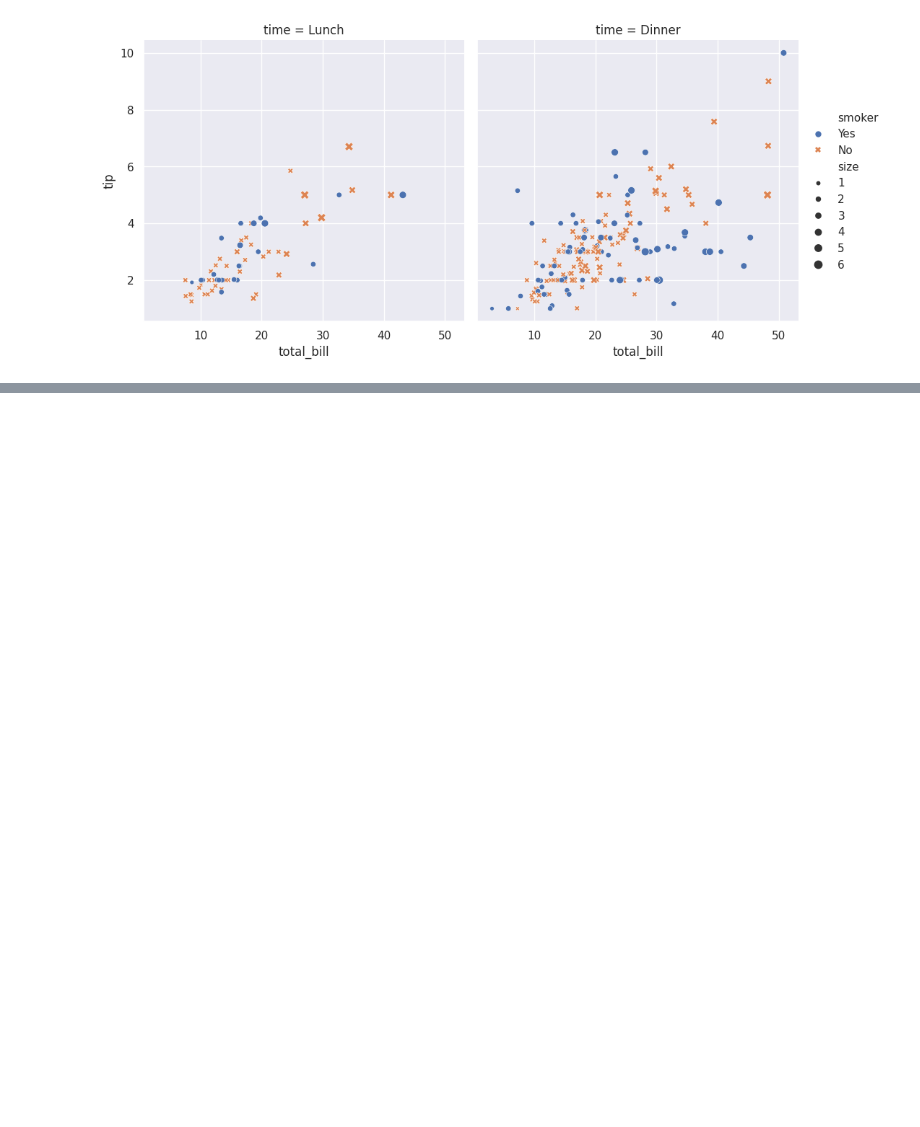
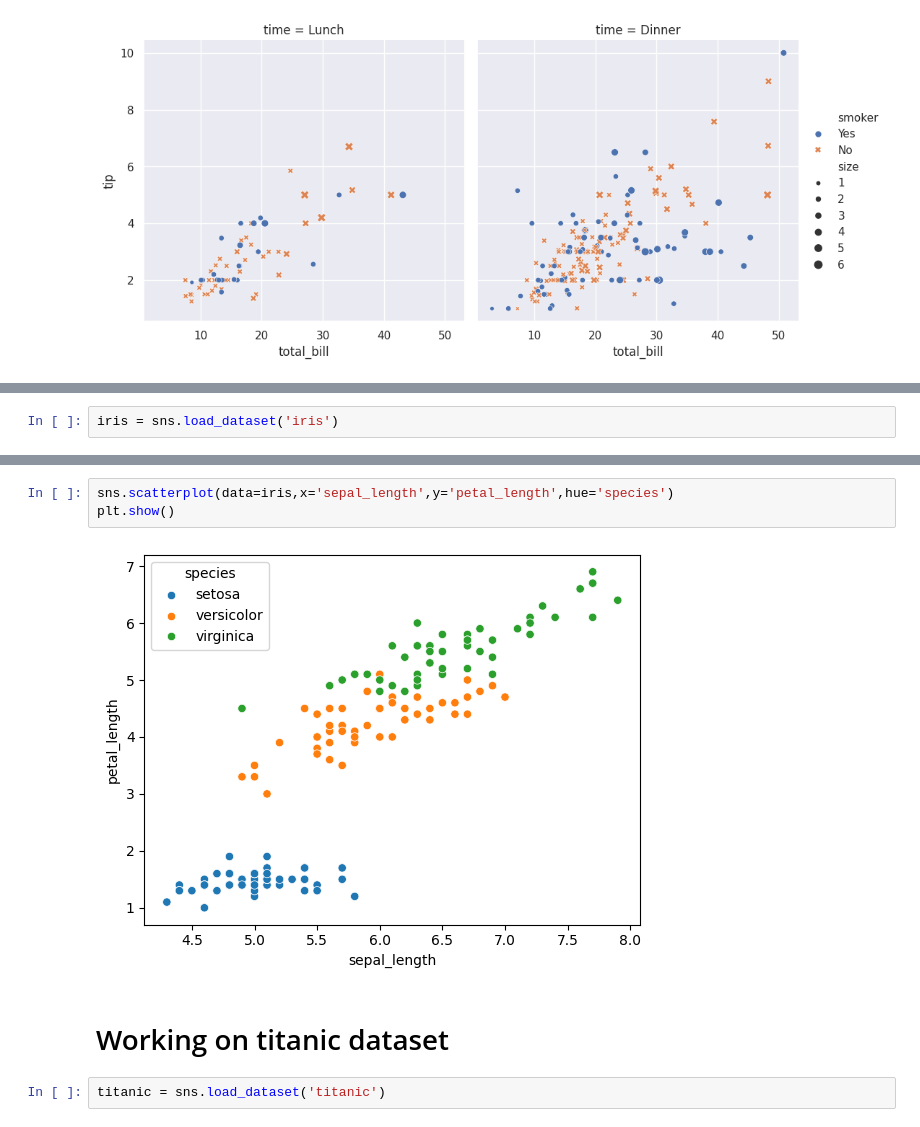
Before and after one commit to ashutoshgithubs/Machine-Learning, a Jupyter notebook: Seaborn.ipynb, the cells around one changed output, grey strips where cells are left out. Saved outputs shown, nothing was run; the diff lists cells and outputs as text; blank space fills up the shorter version.

```diff
--- a/Seaborn.ipynb
+++ b/Seaborn.ipynb
@@ -90,0 +93,2 @@ plt.show()
+# %%
+iris = sns.load_dataset('iris')
@@ -90,0 +104,9 @@ plt.show()
+# %%
+sns.scatterplot(data=iris,x='sepal_length',y='petal_length',hue='species')
+plt.show()
+# %% [output]
+[figure, added]
+# %% [markdown]
+# Working on titanic dataset
+# %%
+titanic = sns.load_dataset('titanic')
```
Also changed, not shown: parts of 16 cells of this notebook.
